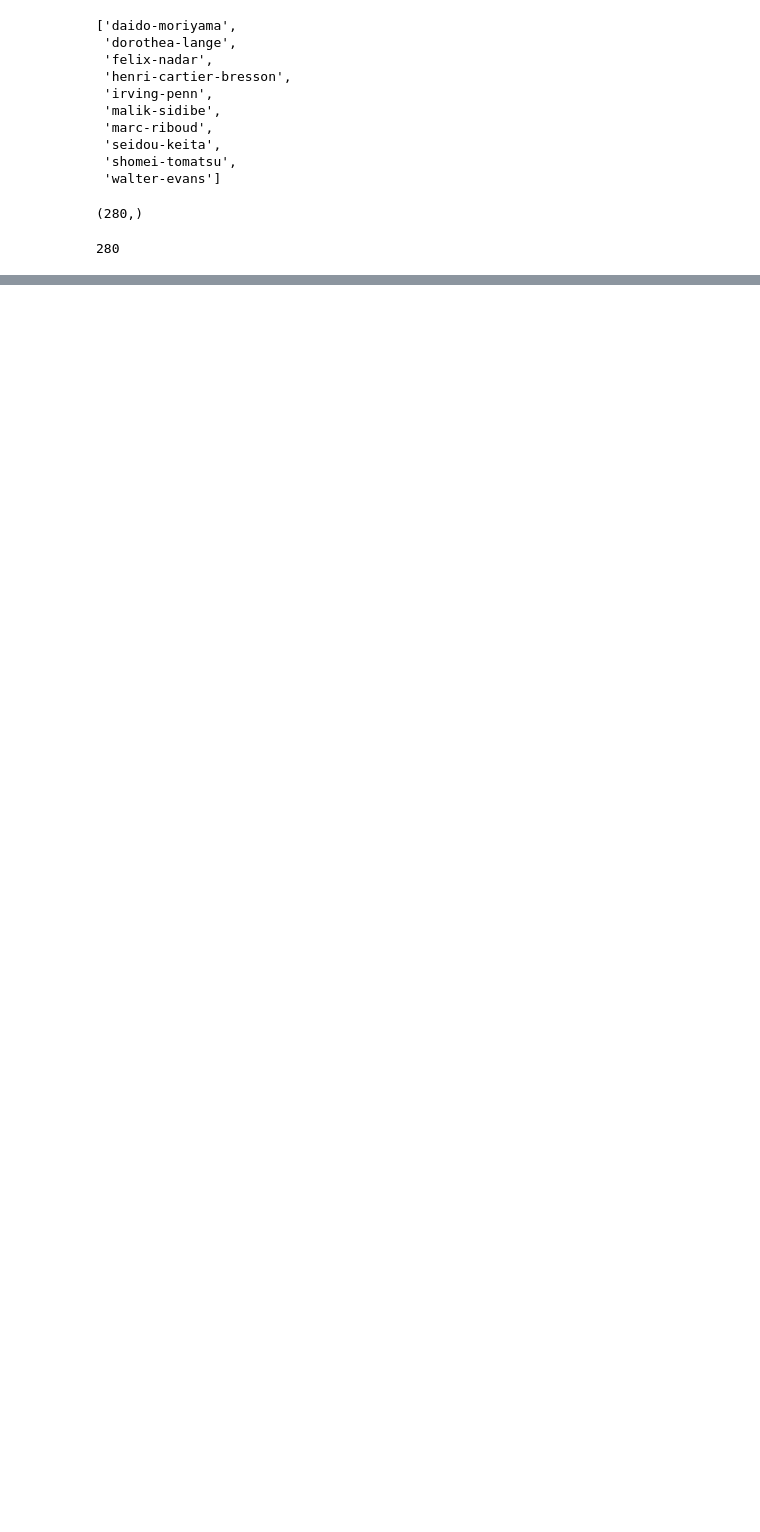
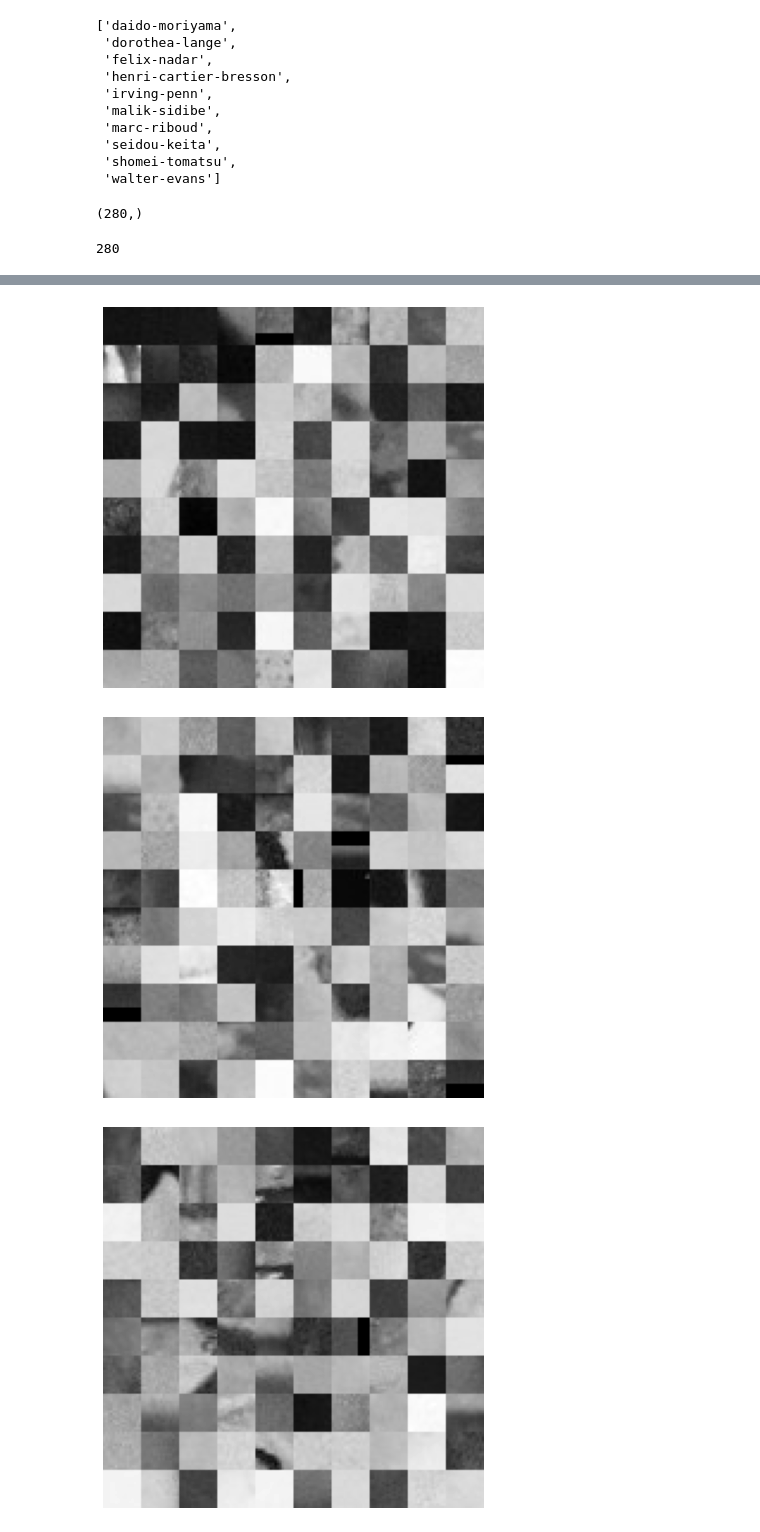
Before and after one commit to JoeBens/Photographer-Classifier, a Jupyter notebook: SIFT.ipynb, the cells around one changed output, grey strips where cells are left out. Saved outputs shown, nothing was run; the diff lists cells and outputs as text; code cells hidden in the pictures; blank space fills up the shorter version.

Commit message:
Displayed the top 100 regions

```diff
--- a/SIFT.ipynb
+++ b/SIFT.ipynb
@@ -104,16 +121,0 @@ vdict.shape
-# %%
-import matplotlib.pyplot as plt
-def display_images(images):
-    n_images,w,h = images.shape
-    n = int(np.ceil(np.sqrt(n_images)))
-    im = np.zeros((n*w, n*h))
-    for k in range(n_images):
-        i = k % n
-        j = k // n
-        im[i*w:i*w+w, j*h:j*h+h] = images[k]
-
-    mplt.figure(figsize=(0.7*n,0.7*n))
-    mplt.gray()
-    mplt.imshow(im)
-    mplt.axis('off')
-    mplt.show()
@@ -119,0 +193,7 @@ def display_images(images):
+# %%
+_, sifts_chosen = ComputeSiftDataset(chosen_inames)
+# %%
+regions = get_regions(chosen_inames)
+# %%
+sift = [s.reshape(-1, sifts_chosen[0].shape[-1]) for s in sifts_chosen]
+sift = np.concatenate(sift, axis=0)
@@ -120,16 +204,13 @@ def display_images(images):
 # %%
-indexes = np.random.randint(0, len(inames), 30)
-sifts = [sifts_list_by_image[i] for i in indexes]
-chosen_inames = [inames[i] for i in indexes]
-
-regions, sifts = get_regions_and_sifts(dir_sc, chosen_inames, sifts) # Compute SIFT and regions from 30 random images
-display_images(regions[np.random.choice(len(regions), 100)]) # Show 100 random regions
-
 centers = list(range(20))
 for center in centers:
   center_vect = vdict[center]
-  dist = ((sifts - center_vect)**2).sum(axis=1)
+  dist = ((sift - center_vect)**2).sum(axis=1)
   # get best 100
   top100 = dist.argsort()[:100]
   top100_regions = regions[top100]
   display_images(top100_regions) # Show 100 random regions
+# %% [output]
+[figure, added]
+[figure, added]
+[figure, added]
```
Also changed, not shown: parts of 7 cells of this notebook.
